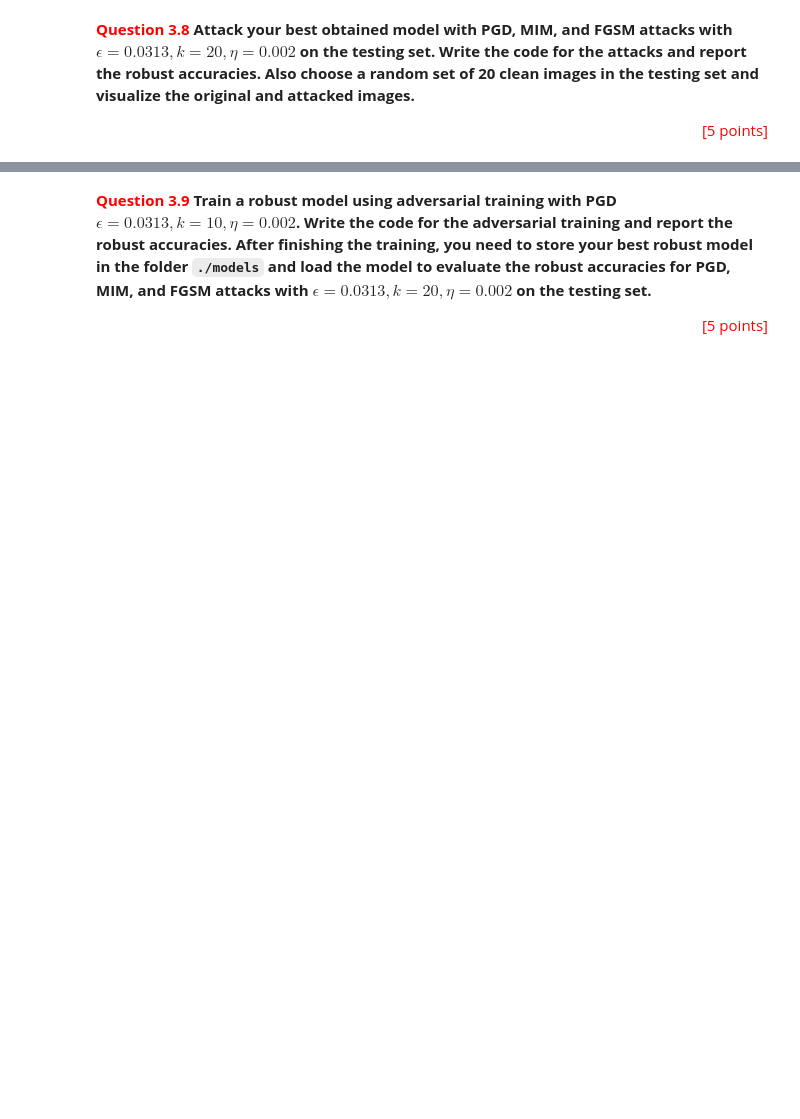
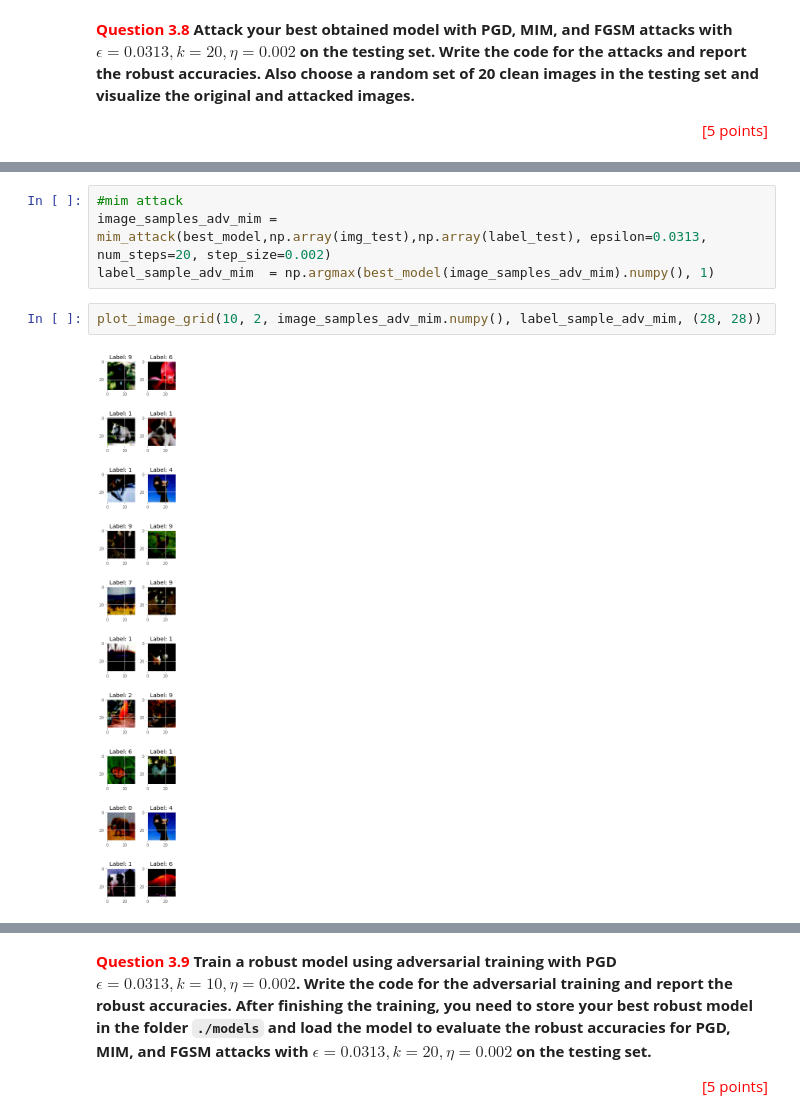
Before and after one commit to J1008sianG/FIT3181_Assignment, a Jupyter notebook: FIT3181_Assignment1-2022.ipynb, the cells around one changed output, grey strips where cells are left out. Drawn from its saved outputs; the diff is of its cells as text; blank space fills up the shorter version.

```diff
--- a/FIT3181_Assignment1-2022.ipynb
+++ b/FIT3181_Assignment1-2022.ipynb
@@ -1659,0 +2280,8 @@ You need to extend your model developed above, train a model using data mixup, a
+# %%
+#mim attack
+image_samples_adv_mim = mim_attack(best_model,np.array(img_test),np.array(label_test), epsilon=0.0313, num_steps=20, step_size=0.002)
+label_sample_adv_mim  = np.argmax(best_model(image_samples_adv_mim).numpy(), 1)
+# %%
+plot_image_grid(10, 2, image_samples_adv_mim.numpy(), label_sample_adv_mim, (28, 28))
+# %% [output]
+[figure, added]
```
Also changed, not shown: parts of 68 cells of this notebook.
